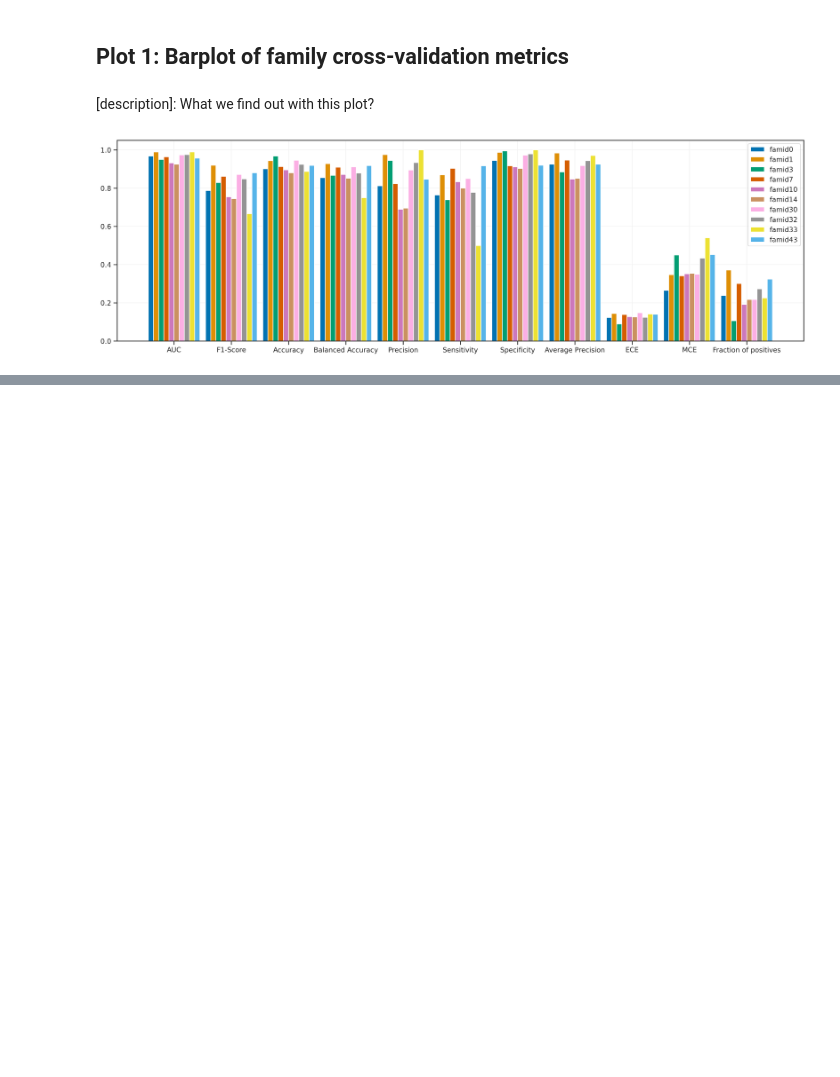
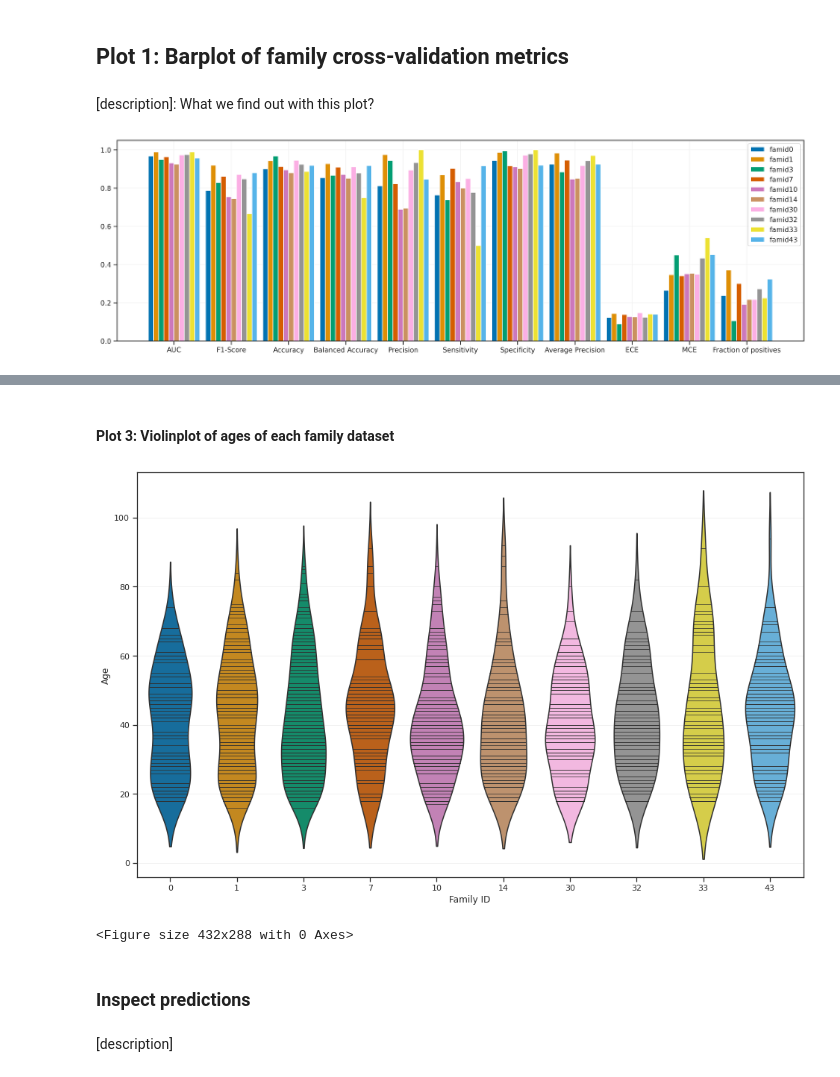
Before and after one commit to zgcarvalho/diabnet, a Jupyter notebook: notebooks/04-family-cross-validation.ipynb, the cells around one changed output, grey strips where cells are left out. Cells and saved outputs as stored; diff of their text form; code cells hidden in the pictures; blank space fills up the shorter version.

```diff
--- a/notebooks/04-family-cross-validation.ipynb
+++ b/notebooks/04-family-cross-validation.ipynb
@@ -172,0 +228,28 @@ if SAVE:
+# %% [markdown]
+#### Plot 3: Violinplot of ages of each family dataset
+# %%
+# Create figure
+fig, ax = plt.subplots(1, figsize=(16, 10))
+
+# Violin plot age
+sns.violinplot(data=ages, inner="stick", palette=colors, grid=True)
+
+# Configuring plot
+ax.set_xlabel('Family ID')
+ax.set_ylabel('Age')
+
+# Display plot
+plt.show()
+
+# Save figure to file
+if SAVE:
+    if not os.path.exists("./images"):
+        os.makedirs("./images")
+    plt.savefig("./images/notebook4-plot3.svg", dpi=300)
+# %% [output]
+[figure, added]
+<Figure size 432x288 with 0 Axes>
+# %% [markdown]
+### Inspect predictions
+# %% [markdown]
+[description]
```
Also changed, not shown: parts of 36 cells of this notebook, 11 other files.
